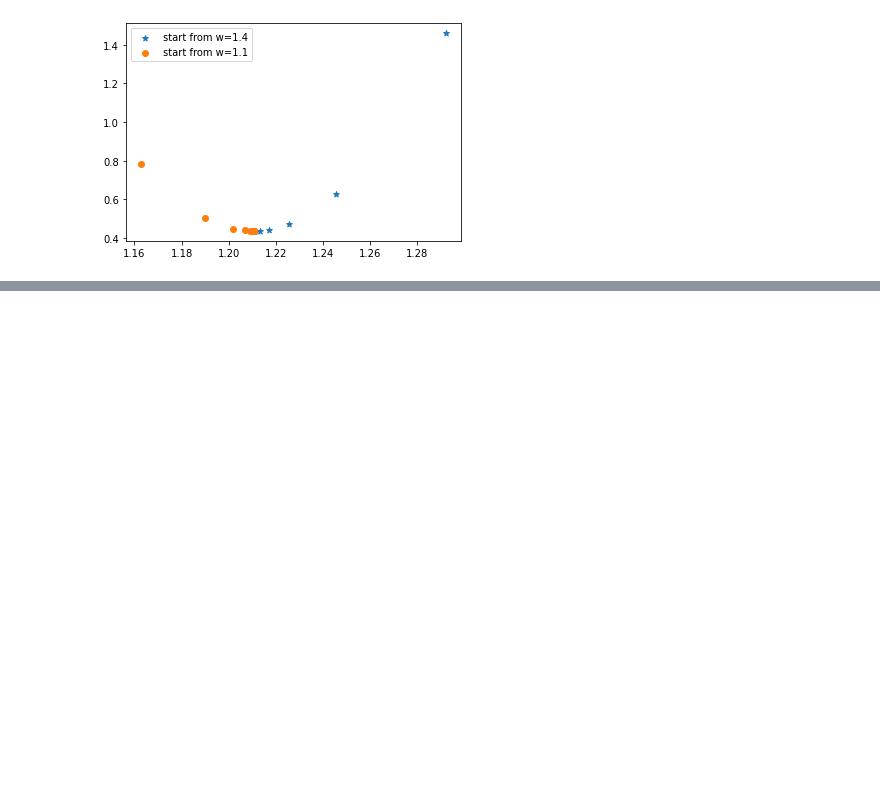
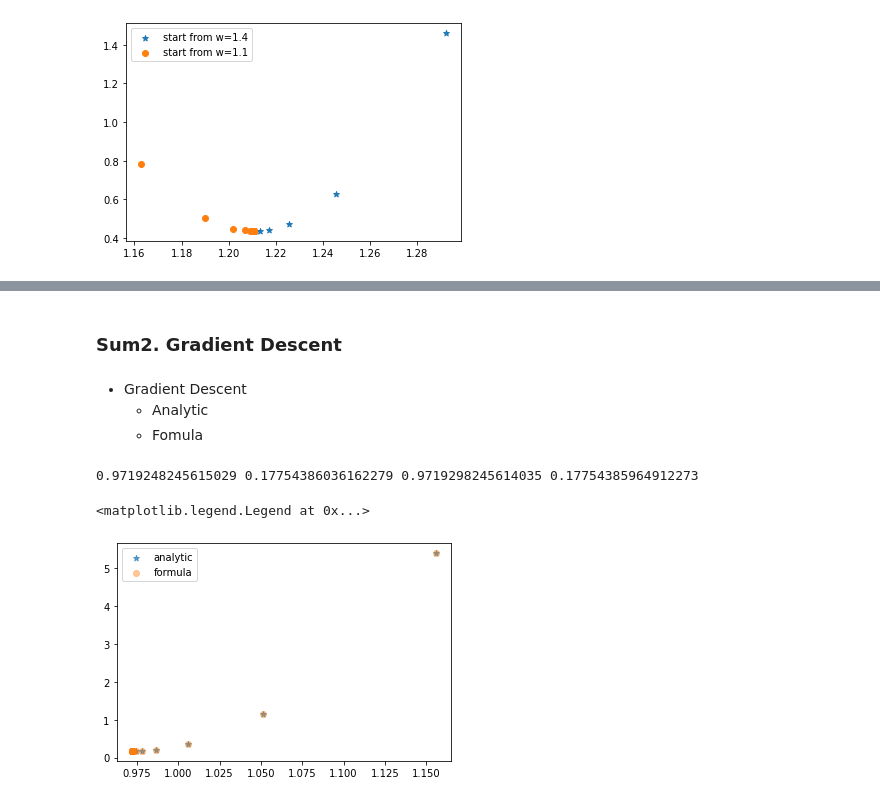
Before and after one commit to Steve-YJ/Exp-Standalone-DeepLearning, a Jupyter notebook: Code_Lec1_Linear_Regression.ipynb, the cells around one changed output, grey strips where cells are left out. Drawn from its saved outputs; the diff is of its cells as text; code cells hidden in the pictures; blank space fills up the shorter version.

```diff
--- a/Code_Lec1_Linear_Regression.ipynb
+++ b/Code_Lec1_Linear_Regression.ipynb
@@ -293,0 +348,61 @@ plt.legend()
+# %% [markdown]
+### Sum2. Gradient Descent
+# %% [markdown]
+* Gradient Descent
+    * Analytic
+    * Fomula
+# %%
+# 1. Analytic Gradient
+def cal_grad(w, cost):
+    h = H(w)
+    cost1 = cost(h, X, Y)
+    eps = 0.00001
+    h = H(w+eps)
+    cost2 = cost(h, X, Y)
+    dcost = cost2 - cost1
+    dw = eps
+    grad = dcost / dw
+    return grad, (cost1+cost2)*0.5
+
+# 2. Fomula Gradient
+def cal_grad2(w, cost):
+    h = H(w)
+    grad = 0
+    for i in range(len(X)):
+        grad += 2 * (h.forward(X[i]) - Y[i]) * X[i]
+    grad = grad / len(X)
+    c = cost(h, X, Y)
+    return grad, c
+
+# 두 방식을 이용해 w=1.4라는 지점에서 모델을 각각 초기화한 뒤, Gradient Algorithm을 통해 내려갔을 때 거의 같은 결과가 나오는지 확인해 본다
+w1 = 1.4
+w2 = 1.4
+lr = 0.01
+
+list_w1 = []
+list_c1 = []
+list_w2 = []
+list_c2 = []
+
+# 100 Epoch을 학습한다.
+# 전체 데이터에 대해 100번 학습한다고 생각해보자
+for i in range(100):
+    grad, mean_cost = cal_grad(w1, cost)
+    grad2, mean_cost2 = cal_grad2(w2, cost)
+
+    w1 -= lr * grad   # w1 = w0 -lr * gradient
+    w2 -= lr * grad2  # " same
+    list_w1.append(w1)
+    list_w2.append(w2)
+    list_c1.append(mean_cost)
+    list_c2.append(mean_cost2)
+
+print(w1, mean_cost, w2, mean_cost2)
+
+plt.scatter(list_w1, list_c1, label='analytic', marker='*', alpha=0.7)
+plt.scatter(list_w2, list_c2, label='formula', alpha=0.4)
+plt.legend()
+# %% [output]
+0.9719248245615029 0.17754386036162279 0.9719298245614035 0.17754385964912273
+<matplotlib.legend.Legend at 0x...>
+[figure, added]
```
Also changed, not shown: parts of 12 cells of this notebook.
